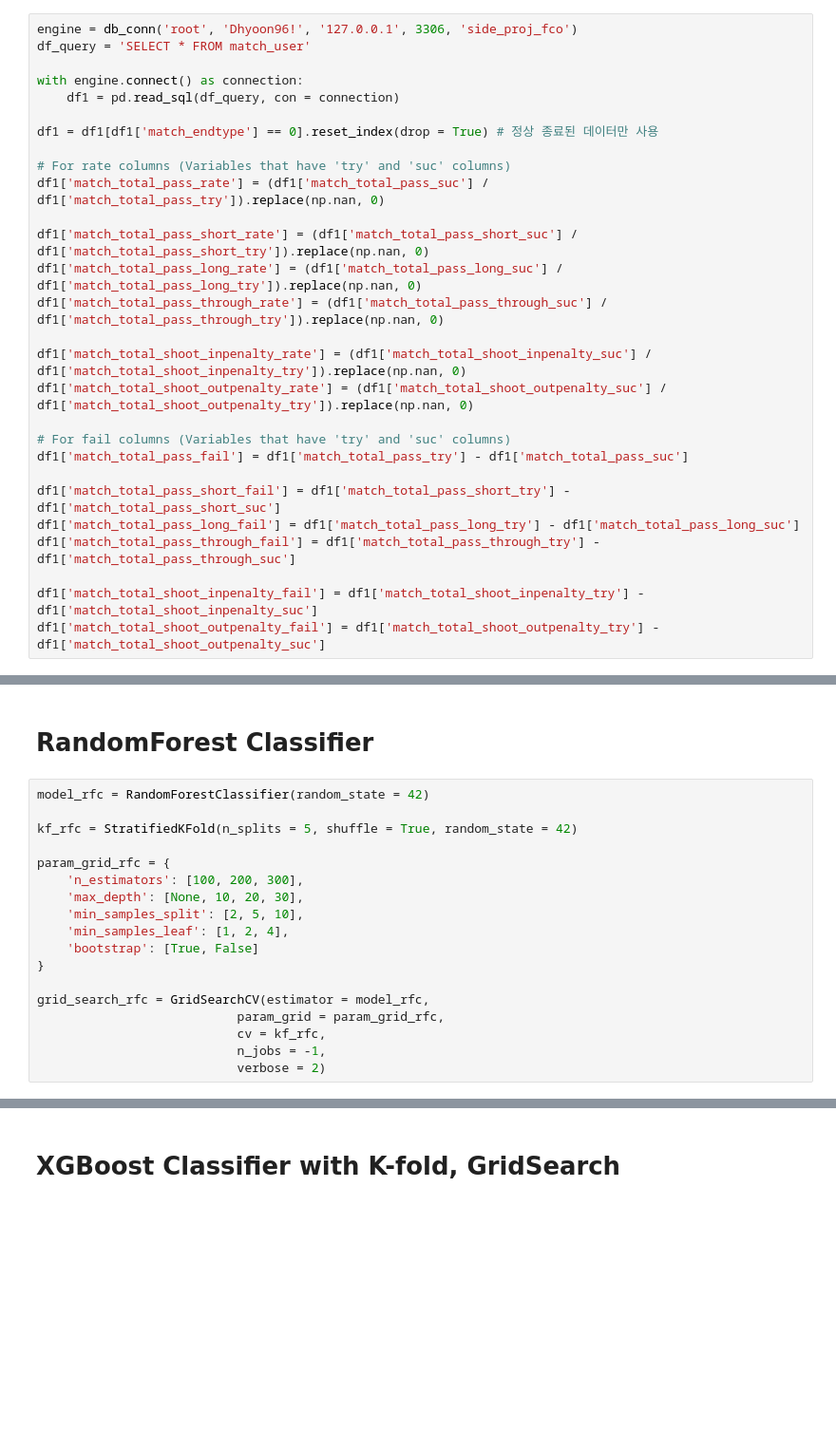
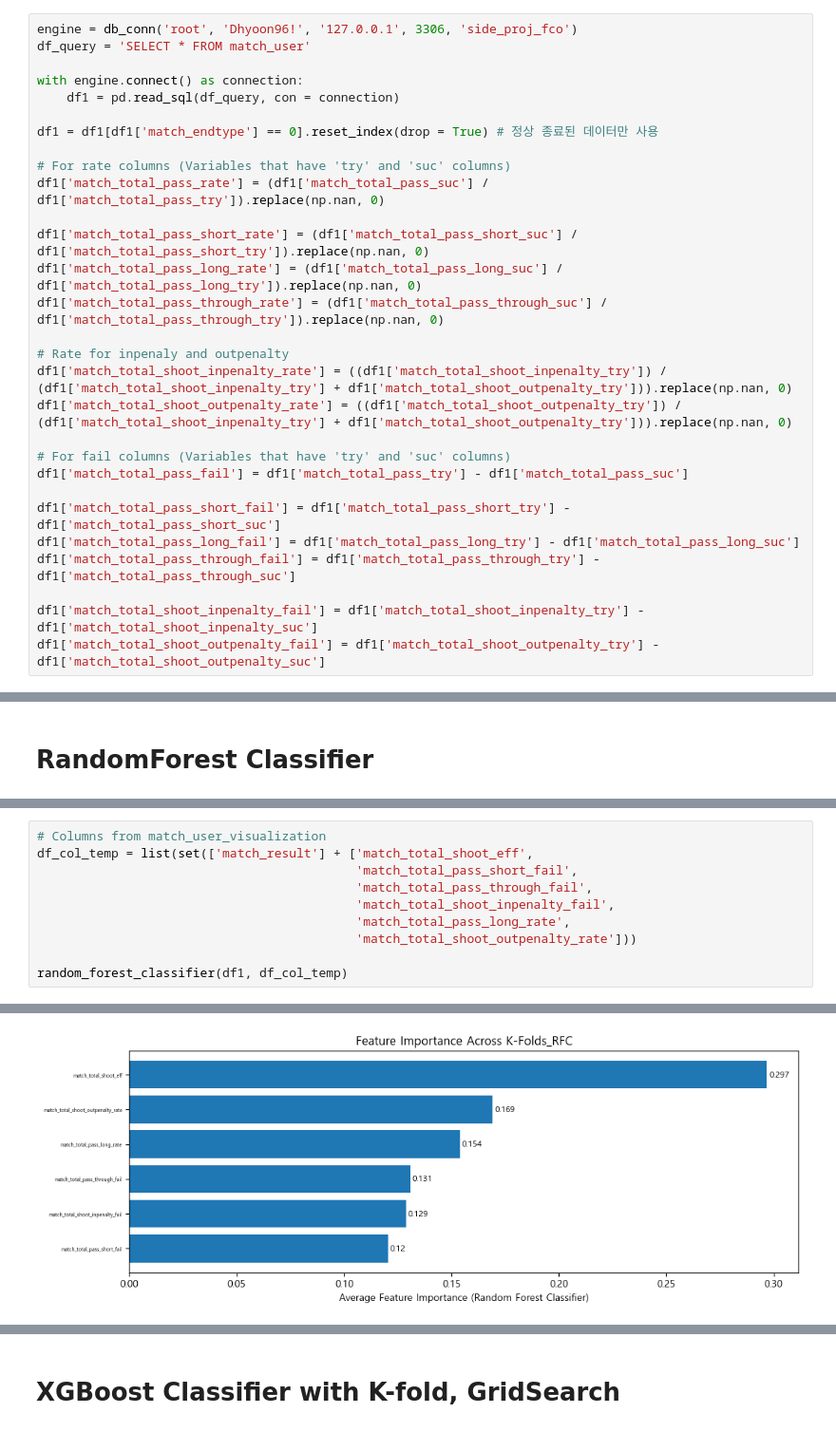
Before and after one commit to dohyun96305/Side_Proj_FCO, a Jupyter notebook: temp_folder/Jupyter_Notebook/modeling_match_user.ipynb, the cells around one changed output, grey strips where cells are left out. Shown at 95% size. Saved outputs shown, nothing was run; the diff lists cells and outputs as text; blank space fills up the shorter version.

```diff
--- a/temp_folder/Jupyter_Notebook/modeling_match_user.ipynb
+++ b/temp_folder/Jupyter_Notebook/modeling_match_user.ipynb
@@ -64,8 +64,9 @@ df1['match_total_pass_short_rate'] = (df1['match_total_pass_short_suc'] / df1['m
 df1['match_total_pass_long_rate'] = (df1['match_total_pass_long_suc'] / df1['match_total_pass_long_try']).replace(np.nan, 0)
 df1['match_total_pass_through_rate'] = (df1['match_total_pass_through_suc'] / df1['match_total_pass_through_try']).replace(np.nan, 0)
 
-df1['match_total_shoot_inpenalty_rate'] = (df1['match_total_shoot_inpenalty_suc'] / df1['match_total_shoot_inpenalty_try']).replace(np.nan, 0)
-df1['match_total_shoot_outpenalty_rate'] = (df1['match_total_shoot_outpenalty_suc'] / df1['match_total_shoot_outpenalty_try']).replace(np.nan, 0)
+# Rate for inpenaly and outpenalty
+df1['match_total_shoot_inpenalty_rate'] = ((df1['match_total_shoot_inpenalty_try']) / (df1['match_total_shoot_inpenalty_try'] + df1['match_total_shoot_outpenalty_try'])).replace(np.nan, 0)
+df1['match_total_shoot_outpenalty_rate'] = ((df1['match_total_shoot_outpenalty_try']) / (df1['match_total_shoot_inpenalty_try'] + df1['match_total_shoot_outpenalty_try'])).replace(np.nan, 0)
 
 # For fail columns (Variables that have 'try' and 'suc' columns)
 df1['match_total_pass_fail'] = df1['match_total_pass_try'] - df1['match_total_pass_suc']
@@ -93,23 +121,5 @@ try_col = ['match_total_pass_try',
 # %% [markdown]
 # RandomForest Classifier
-# %%
-model_rfc = RandomForestClassifier(random_state = 42)
-
-kf_rfc = StratifiedKFold(n_splits = 5, shuffle = True, random_state = 42)
-
-param_grid_rfc = {
-    'n_estimators': [100, 200, 300],
-    'max_depth': [None, 10, 20, 30],
-    'min_samples_split': [2, 5, 10],
-    'min_samples_leaf': [1, 2, 4],
-    'bootstrap': [True, False]
-}
-
-grid_search_rfc = GridSearchCV(estimator = model_rfc,
-                           param_grid = param_grid_rfc,
-                           cv = kf_rfc,
-                           n_jobs = -1,
-                           verbose = 2)
 # %%
 def random_forest_classifier(_df, _col) :
     df_temp = _df[_col]
@@ -198,0 +241,11 @@ random_forest_classifier(df1, df_col_temp)
+# %%
+# Columns from match_user_visualization
+df_col_temp = list(set(['match_result'] + ['match_total_shoot_eff',
+                                           'match_total_pass_short_fail',
+                                           'match_total_pass_through_fail',
+                                           'match_total_shoot_inpenalty_fail',
+                                           'match_total_pass_long_rate',
+                                           'match_total_shoot_outpenalty_rate']))
+
+random_forest_classifier(df1, df_col_temp)
+# %% [output]
@@ -198,0 +269 @@ random_forest_classifier(df1, df_col_temp)
+[figure, added]
```
Also changed, not shown: parts of 15 cells of this notebook.
